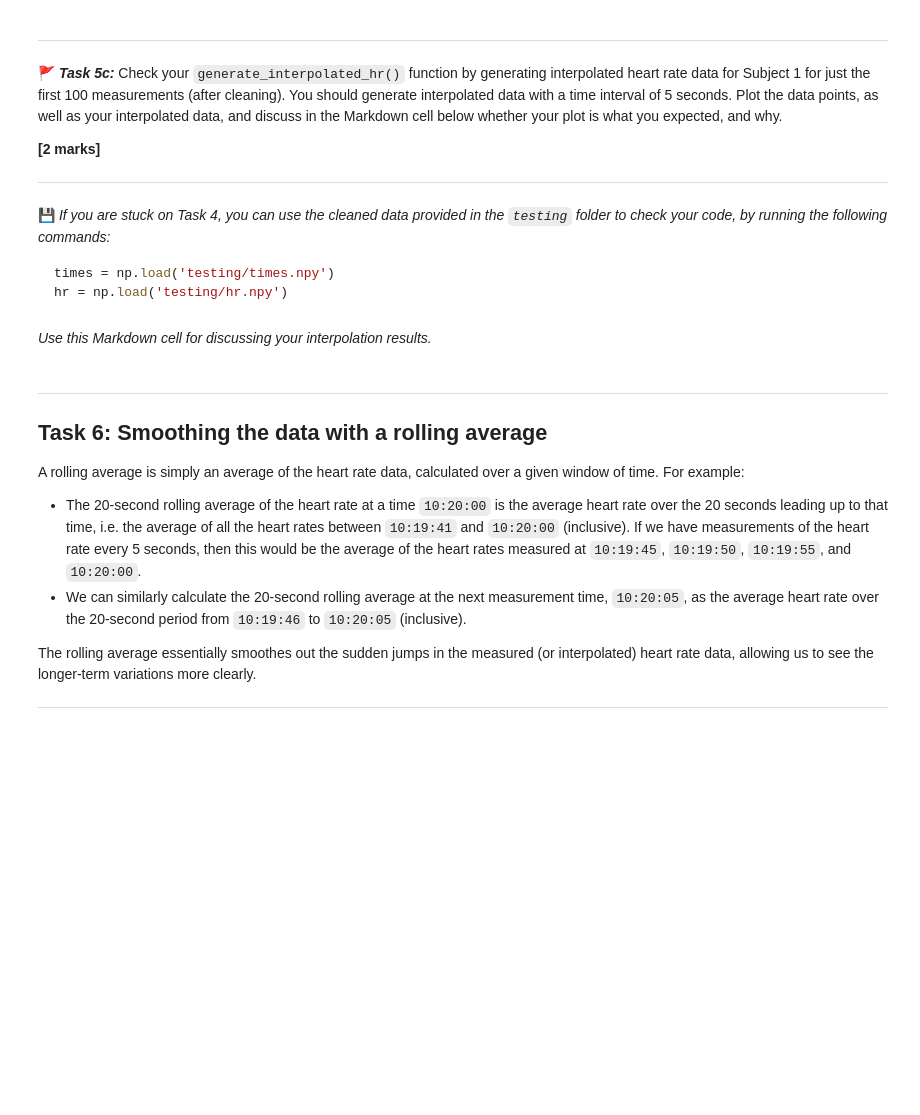
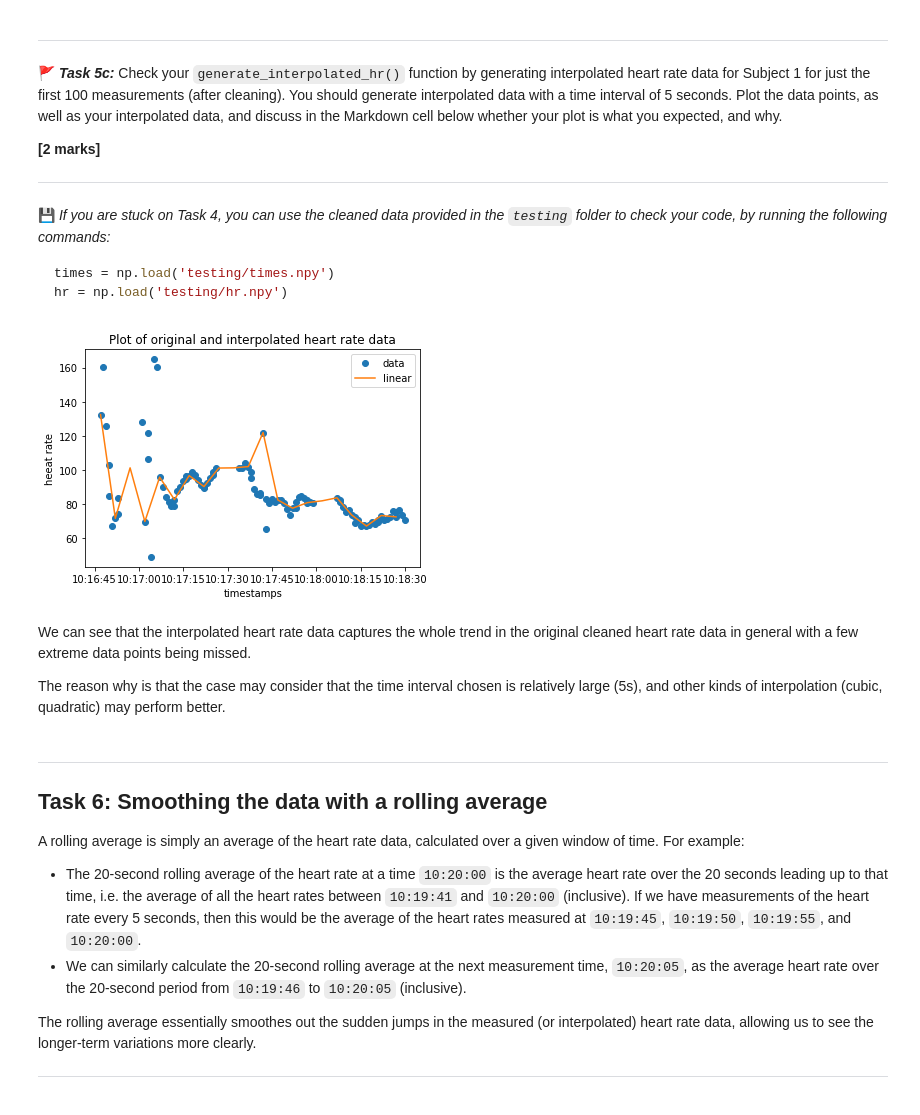
Before and after one commit to Kellywu320/pp-project-1-Kellywu320, a Jupyter notebook: project-1.ipynb, the cells around one changed output. Saved outputs shown, nothing was run; the diff lists cells and outputs as text; code cells hidden in the pictures; blank space fills up the shorter version.

````diff
--- a/project-1.ipynb
+++ b/project-1.ipynb
@@ -642,8 +677,30 @@ def generate_interpolated_hr(times, hr, time_delta):
 times = np.load('testing/times.npy')
 hr = np.load('testing/hr.npy')
 ```
+# %%
+time_delta = np.timedelta64(5, "s")
+
+# for Subject 1 for just the first 100 measurements (after cleaning)
+times = clean_data(read_heartbeat_data(1)[0], hr_from_intervals(read_heartbeat_data(1)[1]), 1,99)[0][0:100]
+hr = clean_data(read_heartbeat_data(1)[0], hr_from_intervals(read_heartbeat_data(1)[1]), 1,99)[1][0:100]
+
+# generate interpolated heart rate data
+times_interp = generate_interpolated_hr(times, hr, time_delta)[0]
+hr_interp = generate_interpolated_hr(times, hr, time_delta)[1]
+
+# plot the data points, as well as the interpolated data
+plt.plot(times, hr, 'o', times_interp, hr_interp, '-')
+plt.legend(['data', 'linear'], loc='best')
+plt.title("Plot of original and interpolated heart rate data")
+plt.ylabel("heeat rate")
+plt.xlabel("timestamps")
+plt.show()
+# %% [output]
+[figure, added]
 # %% [markdown]
-*Use this Markdown cell for discussing your interpolation results.*
+We can see that the interpolated heart rate data captures the whole trend in the original cleaned heart rate data in general with a few extreme data points being missed.
+
+The reason why is that the case may consider that the time interval chosen is relatively large (5s), and other kinds of interpolation (cubic, quadratic) may perform better.
 # %% [markdown]
 ---
 ## Task 6: Smoothing the data with a rolling average
````
Also changed, not shown: parts of 2 cells of this notebook.
